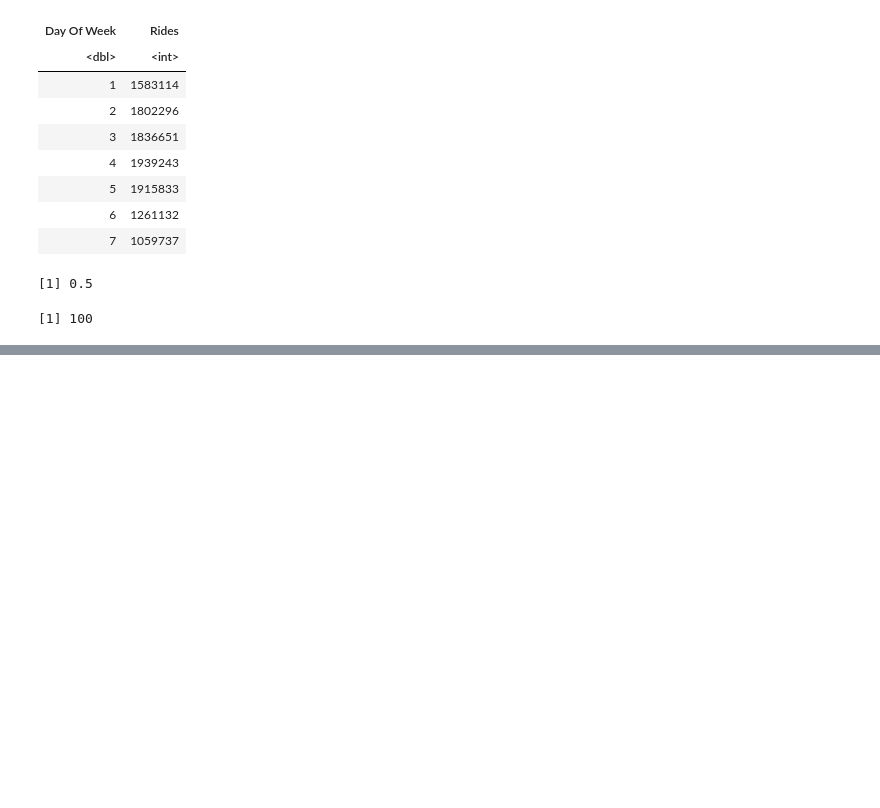
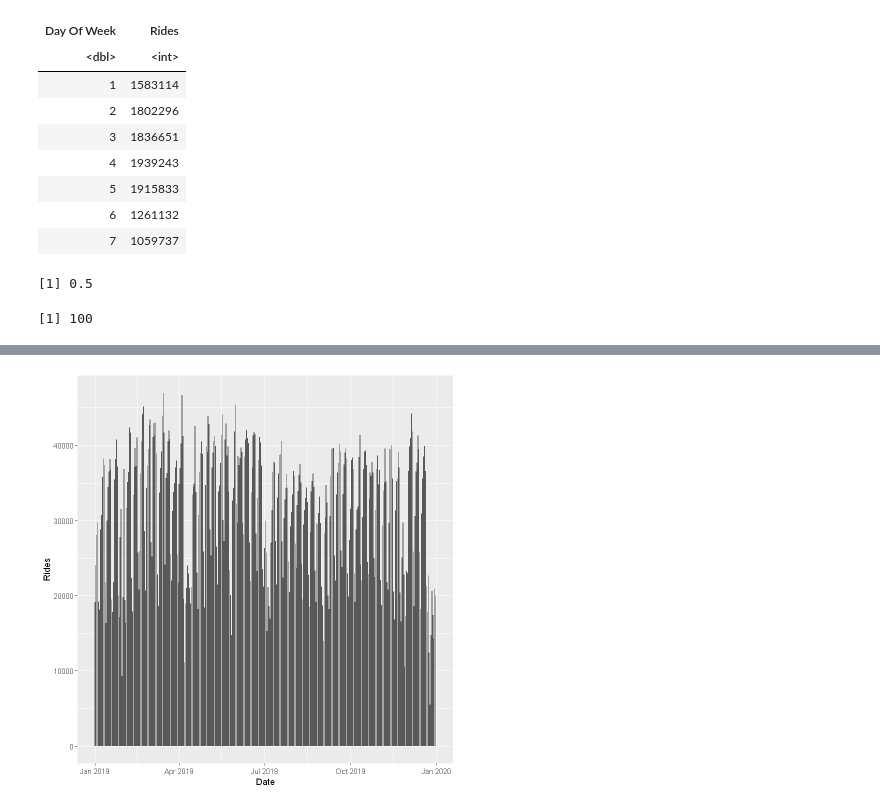
Before and after one commit to Rg3n0v4/bigYellowTaxi, a Jupyter notebook: Raph_ScrapNotebook.ipynb, the cells around one changed output, grey strips where cells are left out. Saved outputs shown, nothing was run; the diff lists cells and outputs as text; code cells hidden in the pictures; blank space fills up the shorter version.

Commit message:
trying to render graph

```diff
--- a/Raph_ScrapNotebook.ipynb
+++ b/Raph_ScrapNotebook.ipynb
@@ -201,0 +206,4 @@ sort(community_list)
+# %%
+noFilter_byDay <- aggregate(data[,1], by=list(date(data$new_date)), FUN=length)
+colnames(noFilter_byDay) <- c("Date", "Rides")
+noFilter_byDay
@@ -201,0 +230,5 @@ sort(community_list)
+# %%
+ggplot(noFilter_byDay, aes(x=`Date`, y=`Rides`)) +
+  geom_bar(stat="identity")
+# %% [output]
+[figure, added]
```
Also changed, not shown: parts of 6 cells of this notebook, 1 other file.
